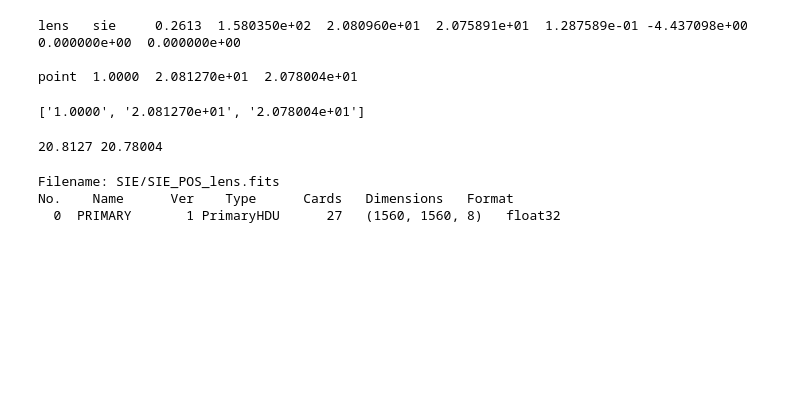
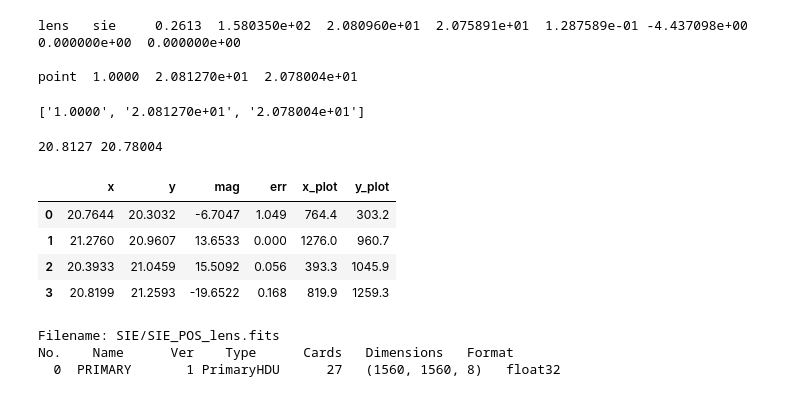
Before and after one commit to romms921/IllustrisTNG-Lens-Modelling, a Jupyter notebook: mass_profile_2.ipynb, the cells around one changed output. Drawn from its saved outputs; the diff is of its cells as text; code cells hidden in the pictures; blank space fills up the shorter version.

```diff
--- a/mass_profile_2.ipynb
+++ b/mass_profile_2.ipynb
@@ -97,12 +97,25 @@ lens   sie     0.2613  1.580350e+02  2.080960e+01  2.075891e+01  1.287589e-01 -4
 
 point  1.0000  2.081270e+01  2.078004e+01
 ['1.0000', '2.081270e+01', '2.078004e+01']
-# %%
-x_cent = float(set_point_values[1])
-y_cent = float(set_point_values[2])
-print(x_cent, y_cent)
-# %% [output]
-20.8127 20.78004
+# %%
+x_cent = float(set_point_values[1])
+y_cent = float(set_point_values[2])
+print(x_cent, y_cent)
+
+# Predicted Positions
+pred_columns = ['x', 'y', 'mag', 'err']
+pred_file = model_path + '/' + model_ver + '_point.dat'
+pred = pd.read_fwf(pred_file, sep=' ', header=None, skiprows=1, names=pred_columns)
+pred['x_plot'] = (pred['x'] - 20) / 0.001
+pred['y_plot'] = (pred['y'] - 20) / 0.001
+pred
+# %% [output]
+20.8127 20.78004
+|  | x | y | mag | err | x_plot | y_plot |
+| 0 | 20.7644 | 20.3032 | -6.7047 | 1.049 | 764.4 | 303.2 |
+| 1 | 21.2760 | 20.9607 | 13.6533 | 0.000 | 1276.0 | 960.7 |
+| 2 | 20.3933 | 21.0459 | 15.5092 | 0.056 | 393.3 | 1045.9 |
+| 3 | 20.8199 | 21.2593 | -19.6522 | 0.168 | 819.9 | 1259.3 |
 # %%
 # FITS File
 image = model_path + '/' + model_ver + '_lens' + '.fits'
```
Also changed, not shown: parts of 1 cell of this notebook.
